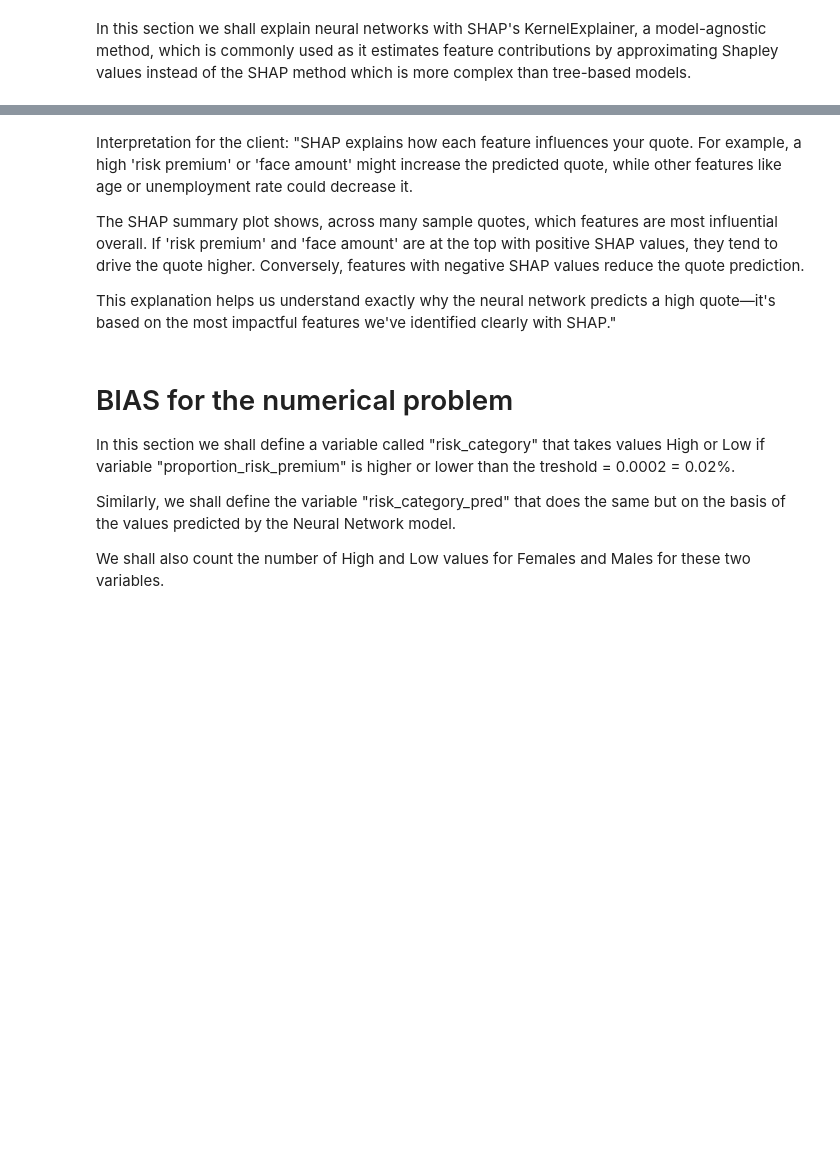
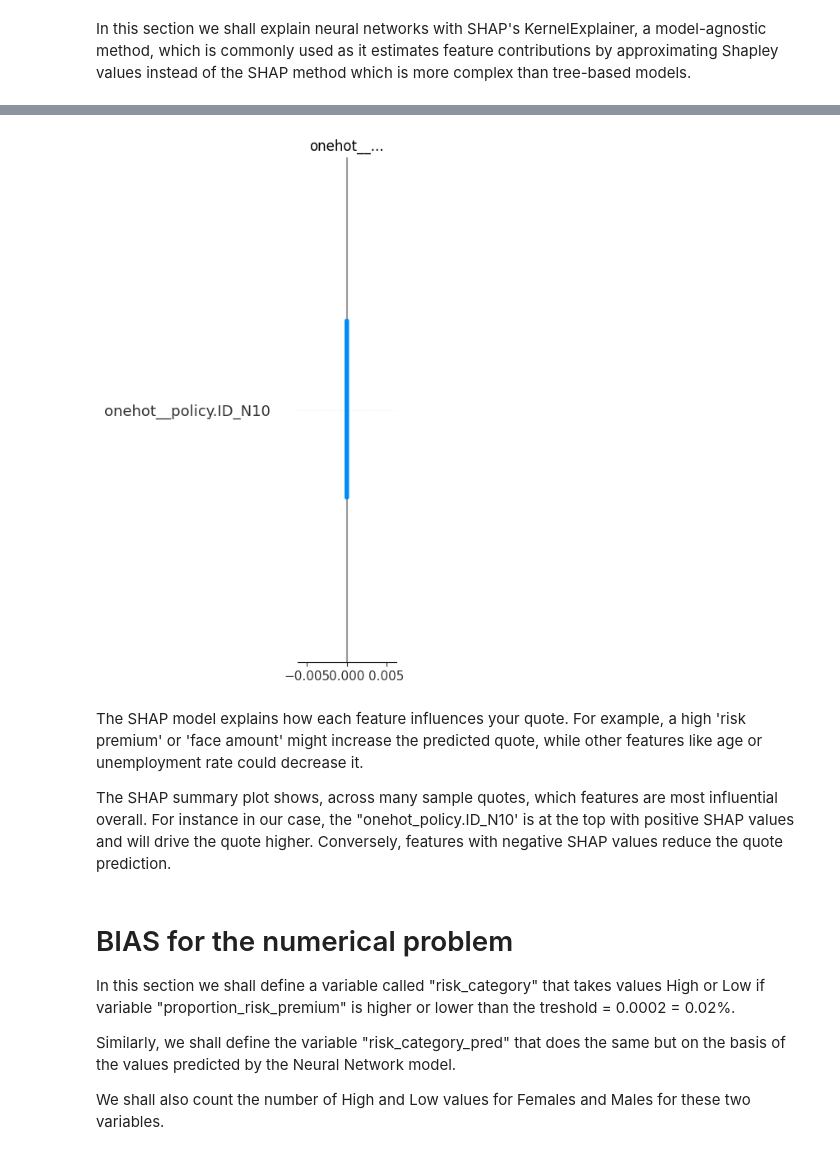
Before and after one commit to Regis0323/Module-3-assignment, a Jupyter notebook: Rurangwa_Module_3_Assignment_.ipynb, the cells around one changed output, grey strips where cells are left out. Drawn from its saved outputs; the diff is of its cells as text; code cells hidden in the pictures; blank space fills up the shorter version.

```diff
--- a/Rurangwa_Module_3_Assignment_.ipynb
+++ b/Rurangwa_Module_3_Assignment_.ipynb
@@ -550,33 +532,26 @@ The coefficients our selected features are all zero after applying Lasso, which
 
 In this section, we give explanations of the RandomForest model, by permutation feature selection and using "permutation_importance", to a client who is keen to understand the reason behind the fact that their quote is so high.
 # %%
-# 1. Compute permutation importance on the test set
-result = permutation_importance(
+# Computing permutation importance on the test set
+result_cat = permutation_importance(
     clf_best, X_test_cat, y_test_cat, n_repeats=10, random_state=23, n_jobs=-1
 )
 
-# 2. Get feature names from the preprocessor used in the pipeline
-# This assumes the preprocessor has a ColumnTransformer or similar
+# Getting feature names from the preprocessor used in the pipeline
 preprocessor = clf_best.named_steps['preprocessor']
-# Get feature names after preprocessing
 try:
-    feature_names = preprocessor.get_feature_names_out()
+    feature_names_cat = preprocessor.get_feature_names_out()
 except AttributeError:
-    # If get_feature_names_out() is not available, fallback
-    # For example, if using older versions or different preprocessors
-    # You might need to manually construct feature names
-    feature_names = []
+    feature_names_cat = []
 
-# 3. Check if feature_names matches the shape of importance scores
-if len(feature_names) == len(result.importances_mean):
-    importance_scores = pd.Series(result.importances_mean, index=feature_names)
+# Checking for a match between feature_names and importance_scores
+if len(feature_names_cat) == len(result_cat.importances_mean):
+    importance_scores = pd.Series(result_cat.importances_mean, index=feature_names_cat)
 else:
-    # If the lengths don't match, this indicates a mismatch
-    # You may need to handle this case accordingly
     print("Mismatch between feature names and importance scores. Please verify the preprocessing steps.")
-    importance_scores = pd.Series(result.importances_mean)
+    importance_scores = pd.Series(result_cat.importances_mean)
 
-# 4. Visualize the top 20 most important features
+# Visualizing the top 20 most important features
 plt.figure(figsize=(12,8))
 importance_scores.sort_values(ascending=False).head(20).plot.bar()
 plt.title('Top 20 Features Impacting Quote Prediction')
@@ -584,7 +559,7 @@ plt.ylabel('Mean Decrease in Model Performance')
 plt.tight_layout()
 plt.show()
 
-# 5. Interpret the results for the client
+# Interpreting the results for the client
 top_features = importance_scores.sort_values(ascending=False).head(10).index.tolist()
 print("The most influential features in determining the quote are:")
 for feat in top_features:
@@ -638,6 +607,7 @@ NameError: name 'shap' is not defined
 # %% [markdown]
 In this section we shall explain neural networks with SHAP's KernelExplainer, a model-agnostic method, which is commonly used as it estimates feature contributions by approximating Shapley values instead of the SHAP method which is more complex than tree-based models.
 # %%
+import shap
 predict_nn = lambda x: nn_model.predict(x)
 
 # Selecting background samples
@@ -652,6 +622,9 @@ X_test_sample_num = X_test_scaled_num[:100]
 # Computing SHAP values
 shap_values = explainer.shap_values(X_test_sample_num, nsamples=100)
 
-# 5. Plot SHAP summary
-shap.summary_plot(shap_values, features=X_test_sample_num, feature_names=feature_names)
+# Creating a new RNG object
+rng = np.random.default_rng(seed=23)
+
+# Pass this RNG explicitly to SHAP (if applicable)
+shap.summary_plot(shap_values, features=X_test_sample_num, feature_names=feature_names, rng=rng)
 # %% [output]
@@ -659,10 +649,8 @@ NameError: name 'X_train_scaled_num' is not defined
+[figure, added]
 # %% [markdown]
-Interpretation for the client:
-"SHAP explains how each feature influences your quote. For example, a high 'risk premium' or 'face amount' might increase the predicted quote, while other features like age or unemployment rate could decrease it.
+The SHAP model explains how each feature influences your quote. For example, a high 'risk premium' or 'face amount' might increase the predicted quote, while other features like age or unemployment rate could decrease it.
 
-The SHAP summary plot shows, across many sample quotes, which features are most influential overall. If 'risk premium' and 'face amount' are at the top with positive SHAP values, they tend to drive the quote higher. Conversely, features with negative SHAP values reduce the quote prediction.
-
-This explanation helps us understand exactly why the neural network predicts a high quote—it's based on the most impactful features we've identified clearly with SHAP."
+The SHAP summary plot shows, across many sample quotes, which features are most influential overall. For instance in our case, the "onehot_policy.ID_N10' is at the top with positive SHAP values and will drive the quote higher. Conversely, features with negative SHAP values reduce the quote prediction.
 # %% [markdown]
 # BIAS for the numerical problem
 
```
Also changed, not shown: parts of 21 cells of this notebook.
